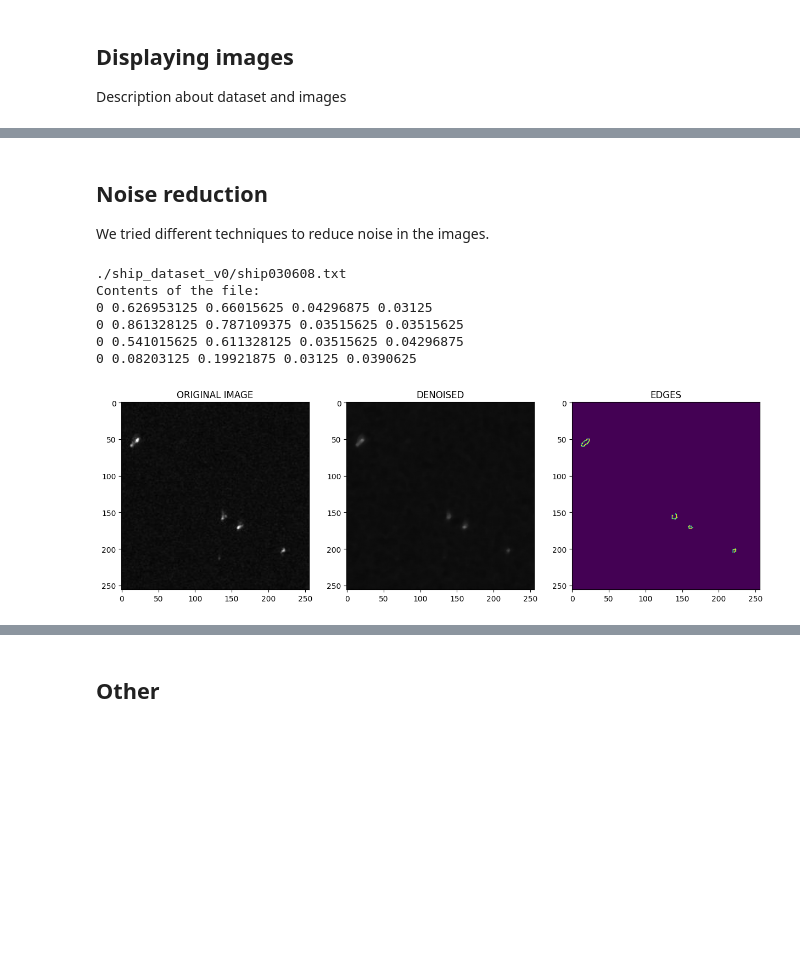
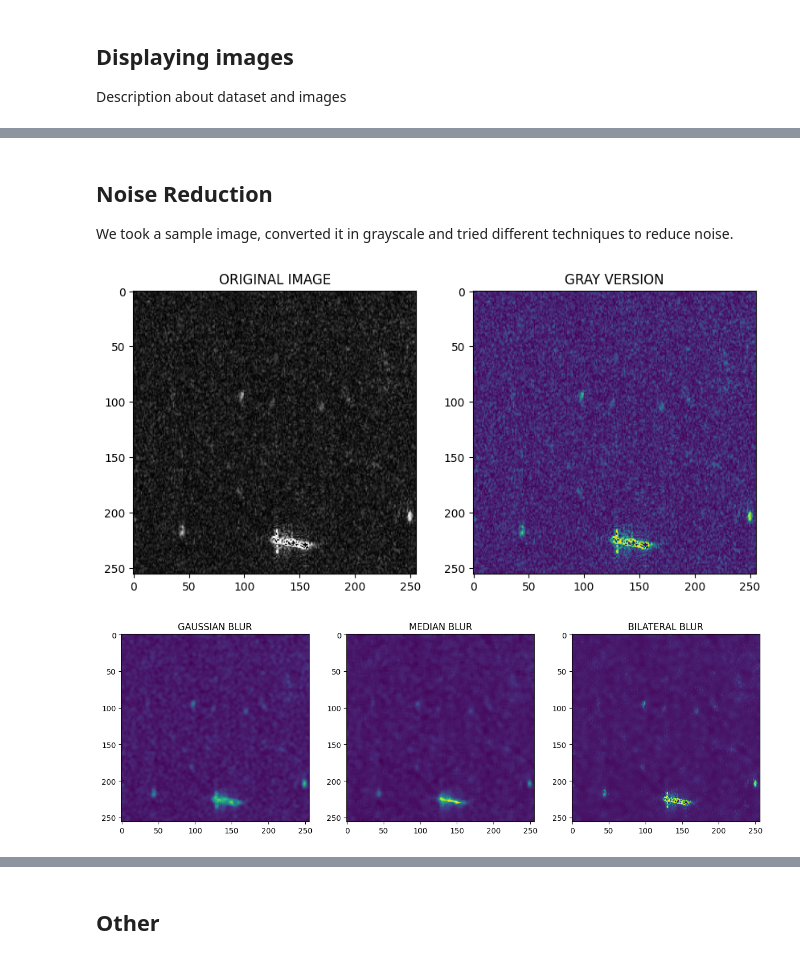
Before and after one commit to eboss-dev/progetto, a Jupyter notebook: project.ipynb, the cells around one changed output, grey strips where cells are left out. Cells and saved outputs as stored; diff of their text form; code cells hidden in the pictures; blank space fills up the shorter version.

```diff
--- a/project.ipynb
+++ b/project.ipynb
@@ -72,39 +72,29 @@ imshow_all(*images, titles=titles)
 # %% [markdown]
-## Noise reduction
+## Noise Reduction
 
-We tried different techniques to reduce noise in the images.
+We took a sample image, converted it in grayscale and tried different techniques to reduce noise.
 # %%
-ship_number = 'ship030608'
-file_jpg = BASE_DIR + ship_number + '.jpg'
+# file_jpg = BASE_DIR + 'ship030608' + '.jpg'
+file_jpg = get_random_jpg_file(jpg_files)
 img = cv2.imread(file_jpg)
-
-file_txt = BASE_DIR + ship_number + '.txt'
-print(file_txt)
-with open(file_txt, 'r') as file:
-    file_content = file.read()
-    print("Contents of the file:")
-    print(file_content)
 
 # gaussian is not good for what we want to achieve, we need to enchance the bright colors...
 # imshow_all(example_image, filters.sobel(example_image), filters.gaussian(example_image), titles=["ORIGINAL IMAGE", "SOBEL FILTER", "GAUSSIAN FILTER"])
 
-gaussian_blur = cv2.GaussianBlur(img, (3, 3), cv2.BORDER_DEFAULT)
+# from 3 to 1 channel to reduce complexity
+gray = cv2.cvtColor(img, cv2.COLOR_BGR2GRAY)
 
-median_blur = cv2.medianBlur(img, 7)
+imshow_all(img, gray, titles=["ORIGINAL IMAGE",  "GRAY VERSION"])
 
-bilateral_blur = cv2.bilateralFilter(img, 10, 35, 25)
+gaussian_blur = cv2.GaussianBlur(gray, (5, 5), cv2.BORDER_DEFAULT)
 
-canny = cv2.Canny(median_blur, 125, 175)
+median_blur = cv2.medianBlur(gray, 7)
 
-imshow_all(img, median_blur, canny, titles=["ORIGINAL IMAGE",  "DENOISED", "EDGES"])
+bilateral_blur = cv2.bilateralFilter(gray, 10, 35, 25)
 
-example_image = img
+imshow_all(gaussian_blur, median_blur, bilateral_blur, titles=["GAUSSIAN BLUR",  "MEDIAN BLUR", "BILATERAL BLUR"])
+
 # we want also to precise in the shore since the difficulty to detect sea and land and then performing the classification comes from that
 # %% [output]
-./ship_dataset_v0/ship030608.txt
-Contents of the file:
-0 0.626953125 0.66015625 0.04296875 0.03125
-0 0.861328125 0.787109375 0.03515625 0.03515625
-0 0.541015625 0.611328125 0.03515625 0.04296875
-0 0.08203125 0.19921875 0.03125 0.0390625
-[figure, old version]
+[figure, new version]
+[figure, added]
```
Also changed, not shown: parts of 6 cells of this notebook.
